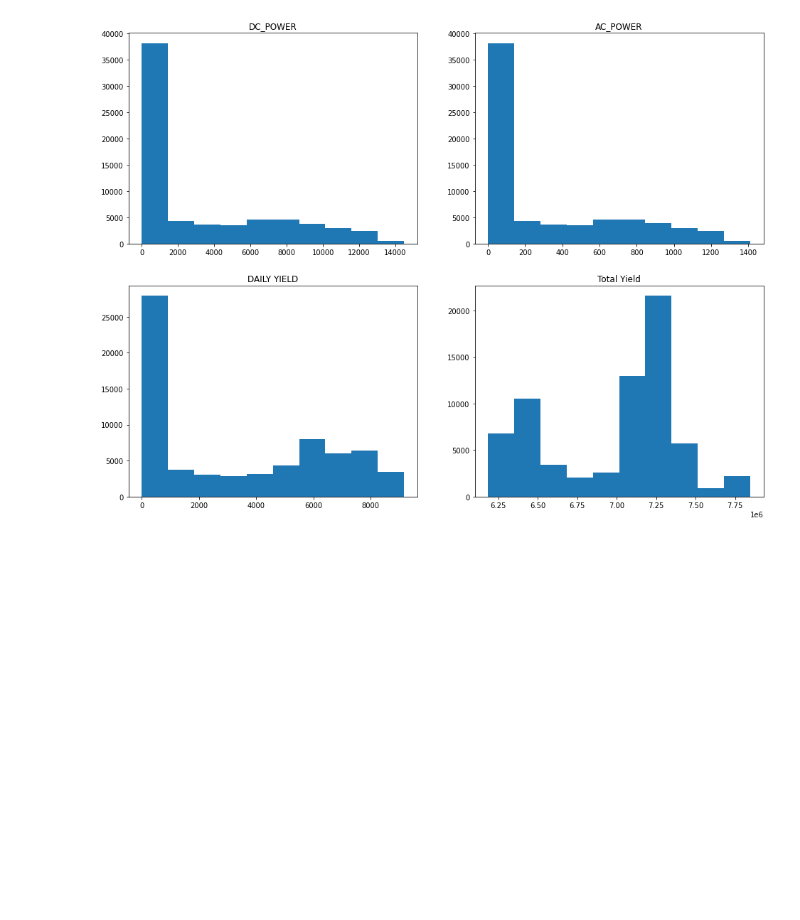
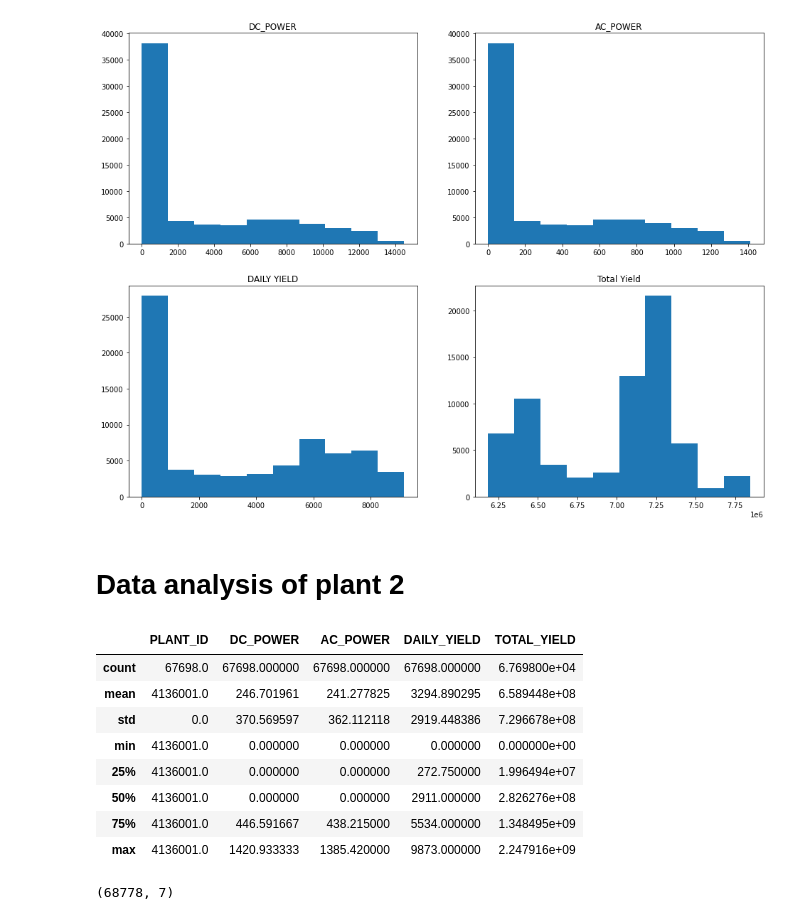
Before and after one commit to LucasMazza42/Energy-Analytics, a Jupyter notebook: SolarModeling.ipynb, the cells around one changed output. Drawn from its saved outputs; the diff is of its cells as text; code cells hidden in the pictures; blank space fills up the shorter version.

```diff
--- a/SolarModeling.ipynb
+++ b/SolarModeling.ipynb
@@ -74,3 +76,5 @@ axes[1,1].set_title('Total Yield')
 # %% [output]
 Text(0.5, 1.0, 'Total Yield')
 [figure]
+# %% [markdown]
+# Data analysis of plant 2
@@ -76,0 +83,16 @@ Text(0.5, 1.0, 'Total Yield')
+# %%
+powerPlantTwo.describe()
+# %% [output]
+|  | PLANT_ID | DC_POWER | AC_POWER | DAILY_YIELD | TOTAL_YIELD |
+| count | 67698.0 | 67698.000000 | 67698.000000 | 67698.000000 | 6.769800e+04 |
+| mean | 4136001.0 | 246.701961 | 241.277825 | 3294.890295 | 6.589448e+08 |
+| std | 0.0 | 370.569597 | 362.112118 | 2919.448386 | 7.296678e+08 |
+| min | 4136001.0 | 0.000000 | 0.000000 | 0.000000 | 0.000000e+00 |
+| 25% | 4136001.0 | 0.000000 | 0.000000 | 272.750000 | 1.996494e+07 |
+| 50% | 4136001.0 | 0.000000 | 0.000000 | 2911.000000 | 2.826276e+08 |
+| 75% | 4136001.0 | 446.591667 | 438.215000 | 5534.000000 | 1.348495e+09 |
+| max | 4136001.0 | 1420.933333 | 1385.420000 | 9873.000000 | 2.247916e+09 |
+# %%
+powerPlantOne.shape
+# %% [output]
+(68778, 7)
```
Also changed, not shown: parts of 5 cells of this notebook.
